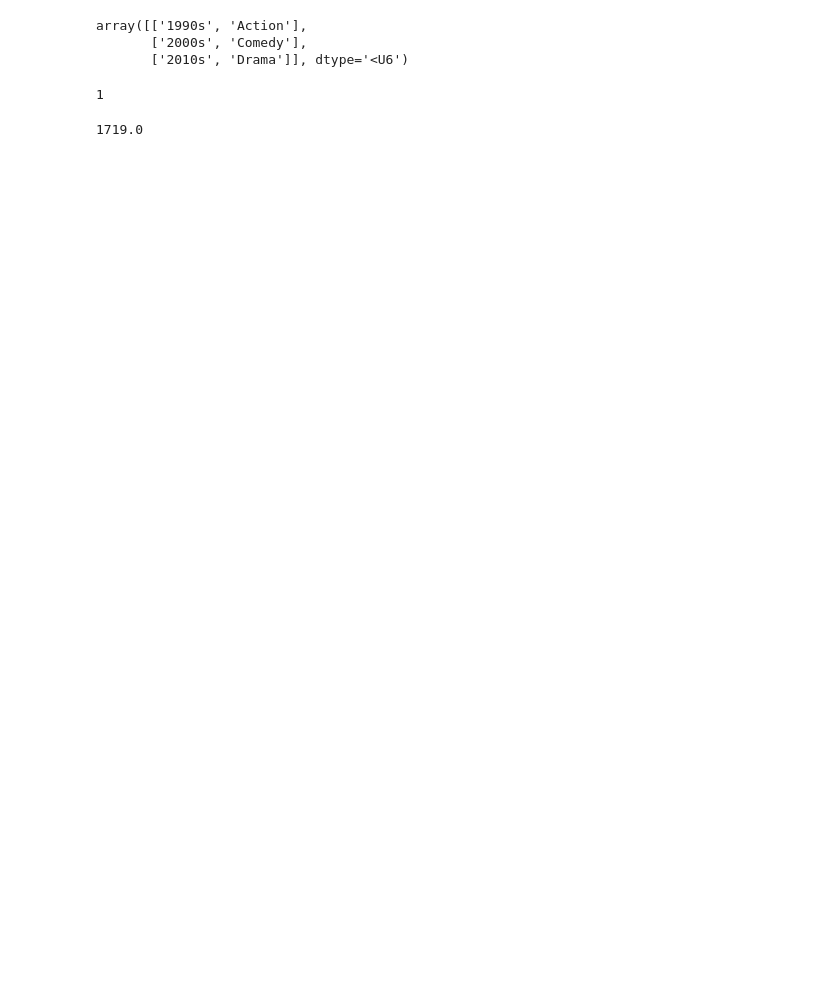
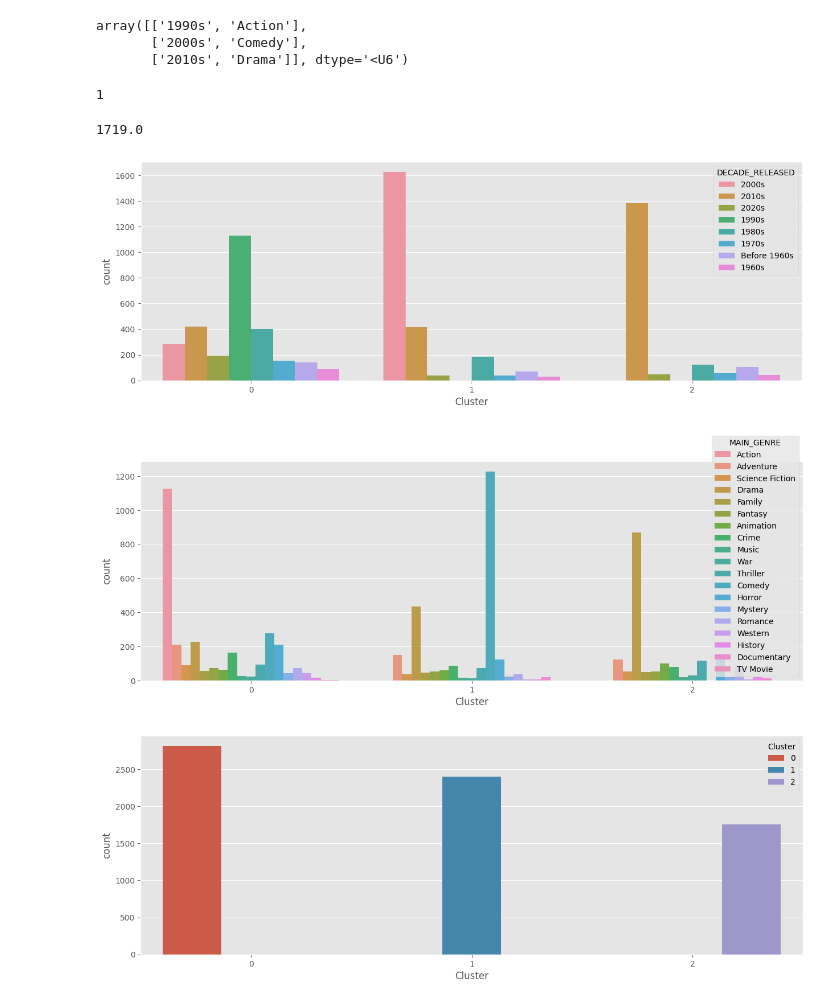
Before and after one commit to jewjux/sc1015-dsai, a Jupyter notebook: kmodsclustering.ipynb, the cells around one changed output. Drawn from its saved outputs; the diff is of its cells as text; code cells hidden in the pictures; blank space fills up the shorter version.

```diff
--- a/kmodsclustering.ipynb
+++ b/kmodsclustering.ipynb
@@ -100,12 +91,8 @@ Cluster initiation: 9
 # %%
 # Fit the cluster
 kmodes = KModes(n_jobs = -1, n_clusters = 3, init = 'Huang', random_state = 0)
-kmodes.fit_predict(df_kmods)
+cluster_labels = kmodes.fit_predict(df_kmods)
+df["Cluster"] = cluster_labels
 
-# Cluster centorid
-kmodes.cluster_centroids_
-# Check the iteration of the clusters created
-kmodes.n_iter_
-# Check the cost of the clusters created
-kmodes.cost_
+df
 # %% [output]
@@ -127,3 +130,12 @@ kmodes.n_iter_
 kmodes.cost_
 # %% [output]
 1719.0
+# %%
+for col in df:
+    plt.subplots(figsize = (15,5))
+    sns.countplot(x='Cluster',hue=col, data = df)
+    plt.show()
+# %% [output]
+[figure, added]
+[figure, added]
+[figure, added]
```
Also changed, not shown: parts of 6 cells of this notebook, 2 other files.
